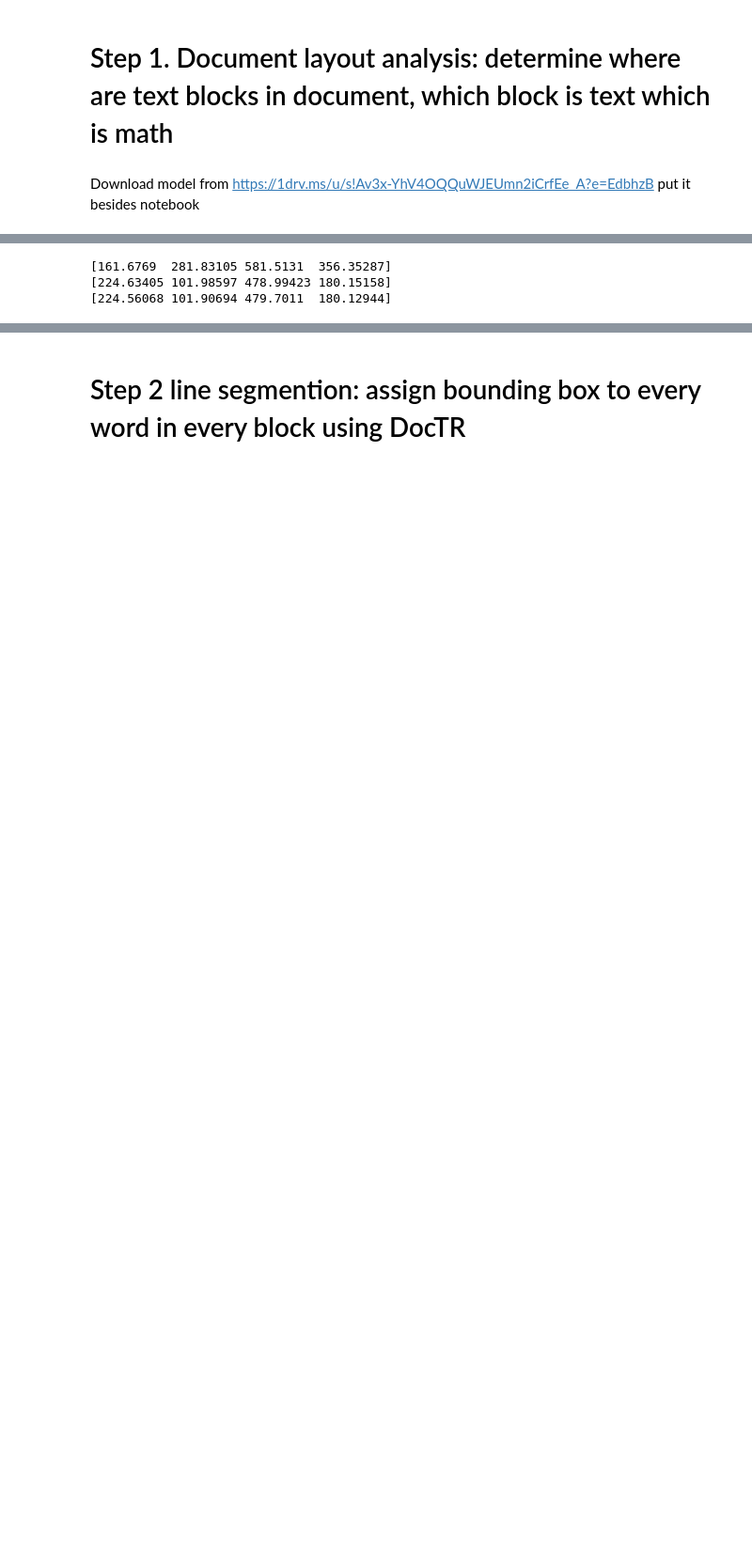
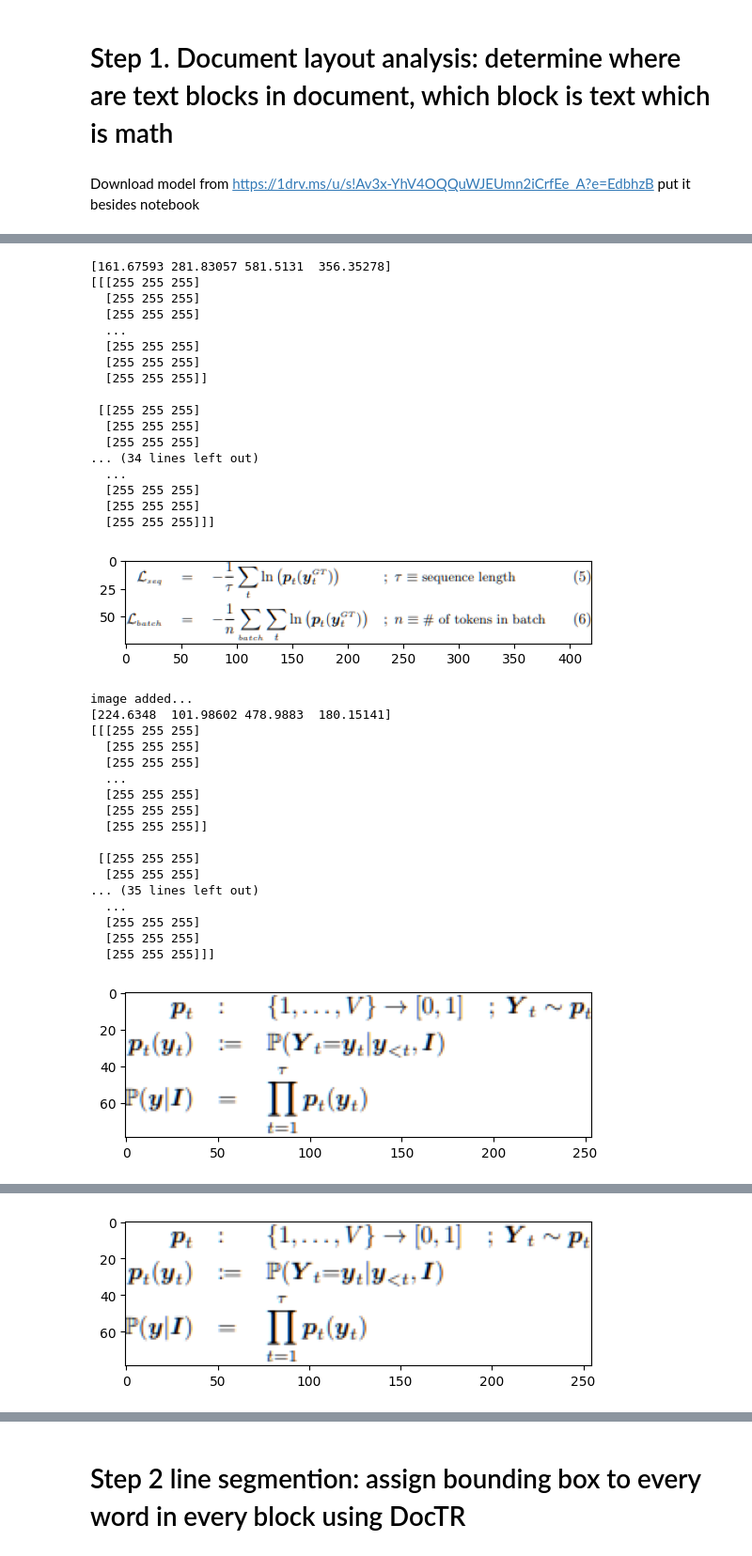
Before and after one commit to InsertNameHereOCR/experiments, a Jupyter notebook: printed/TrOcr_with_DitT_document_analysis/printed_ocr_test.ipynb, the cells around one changed output, grey strips where cells are left out. Shown: that part at 94% size. Drawn from its saved outputs; the diff is of its cells as text; code cells hidden in the pictures; blank space fills up the shorter version.

Commit message:
Bartu & Ákos: fixed math OCR

```diff
--- a/printed/TrOcr_with_DitT_document_analysis/printed_ocr_test.ipynb
+++ b/printed/TrOcr_with_DitT_document_analysis/printed_ocr_test.ipynb
@@ -142,7 +133,7 @@ Download model from https://1drv.ms/u/s!Av3x-YhV4OQQuWJEUmn2iCrfEe_A?e=EdbhzB pu
 import cv2
 #from google.colab.patches import cv2_imshow
 #cv2_imshow(img)
-img = cv2.imread("test.png", cv2.IMREAD_COLOR)
+img = cv2.imread("/mnt/c/Users/Bartu/experiments/printed/TrOcr_with_DitT_document_analysis/test.png", cv2.IMREAD_COLOR)
 # %%
 import os
 os.system("sed -i 's/from collections import Iterable/from collections.abc import Iterable/' unilm/dit/object_detection/ditod/table_evaluation/data_structure.py")
@@ -252,13 +246,53 @@ if not os.path.isdir("./All_blocks"):
 # %%
 # getting the bounding box of every math image and croping and saving the image
 for math_index in math_indexes:
   bounding_box = preds.pred_boxes[math_index].tensor.cpu().numpy()[0]
   print(bounding_box)
   cropped_image = img[int(bounding_box[1]):int(bounding_box[3]), int(bounding_box[0]):int(bounding_box[2])]
-  math_images.append((cropped_image,bounding_box))
-  # Save the cropped image
-  cv2.imwrite(f"./All_blocks/{math_index}_cropped_image_math.jpg", cropped_image)
+  print(cropped_image)
+  if len(cropped_image) == 0:
+    print("üres")
+  else:
+    math_images.append((cropped_image,bounding_box))
+    plt.imshow(cropped_image)
+    plt.show()
+    # Save the cropped image
+    cv2.imwrite(f"./All_blocks/{math_index}_cropped_image_math.jpg", cropped_image)
+    print("image added...")
 # %% [output]
-[161.6769  281.83105 581.5131  356.35287]
-[224.63405 101.98597 478.99423 180.15158]
-[224.56068 101.90694 479.7011  180.12944]
+[161.67593 281.83057 581.5131  356.35278]
+[[[255 255 255]
+  [255 255 255]
+  [255 255 255]
+  ...
+  [255 255 255]
+  [255 255 255]
+  [255 255 255]]
+
+ [[255 255 255]
+  [255 255 255]
+  [255 255 255]
+... (34 lines left out)
+  ...
+  [255 255 255]
+  [255 255 255]
+  [255 255 255]]]
+[figure, added]
+image added...
+[224.6348  101.98602 478.9883  180.15141]
+[[[255 255 255]
+  [255 255 255]
+  [255 255 255]
+  ...
+  [255 255 255]
+  [255 255 255]
+  [255 255 255]]
+
+ [[255 255 255]
+  [255 255 255]
+... (35 lines left out)
+  ...
+  [255 255 255]
+  [255 255 255]
+  [255 255 255]]]
+[figure, added]
@@ -264,0 +316 @@ for math_index in math_indexes:
+[figure, added]
```
Also changed, not shown: parts of 22 cells of this notebook.
